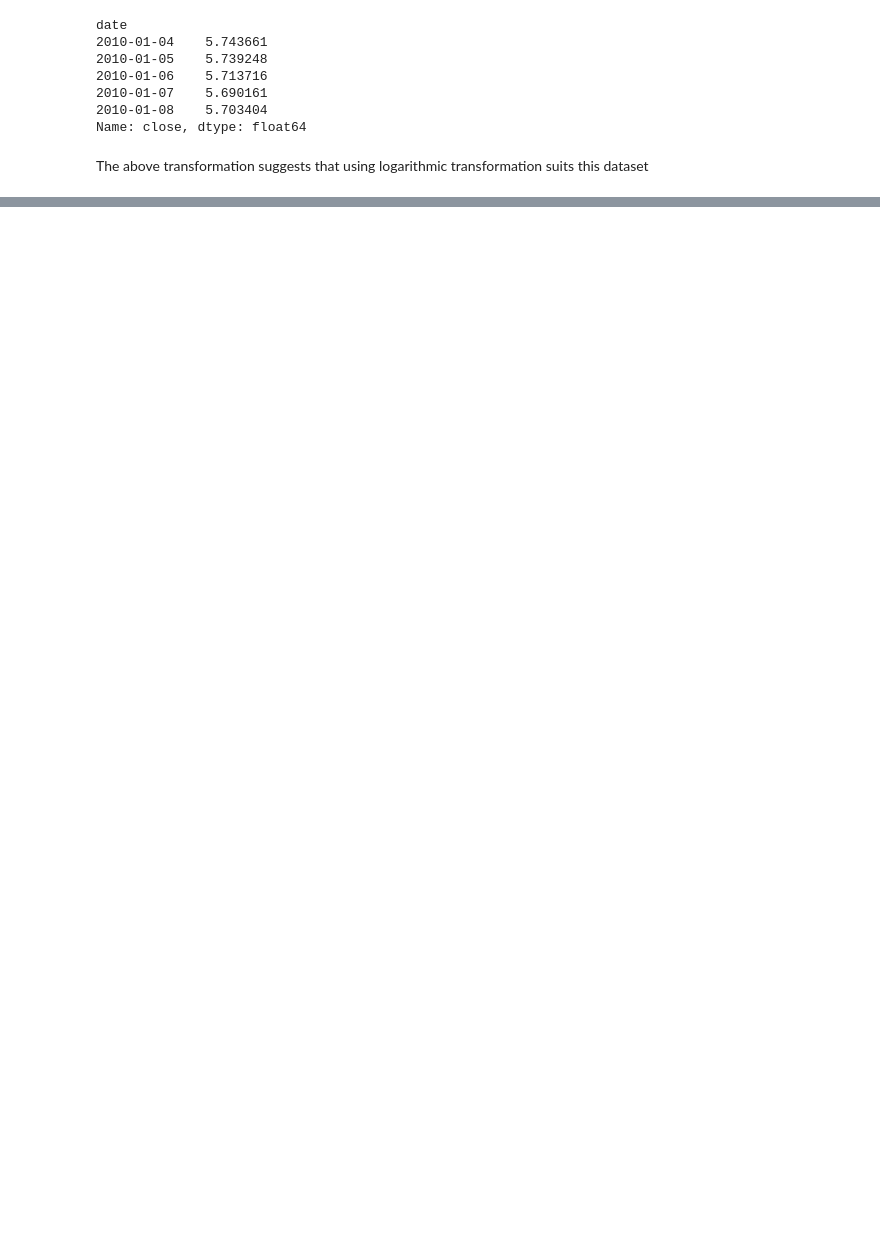
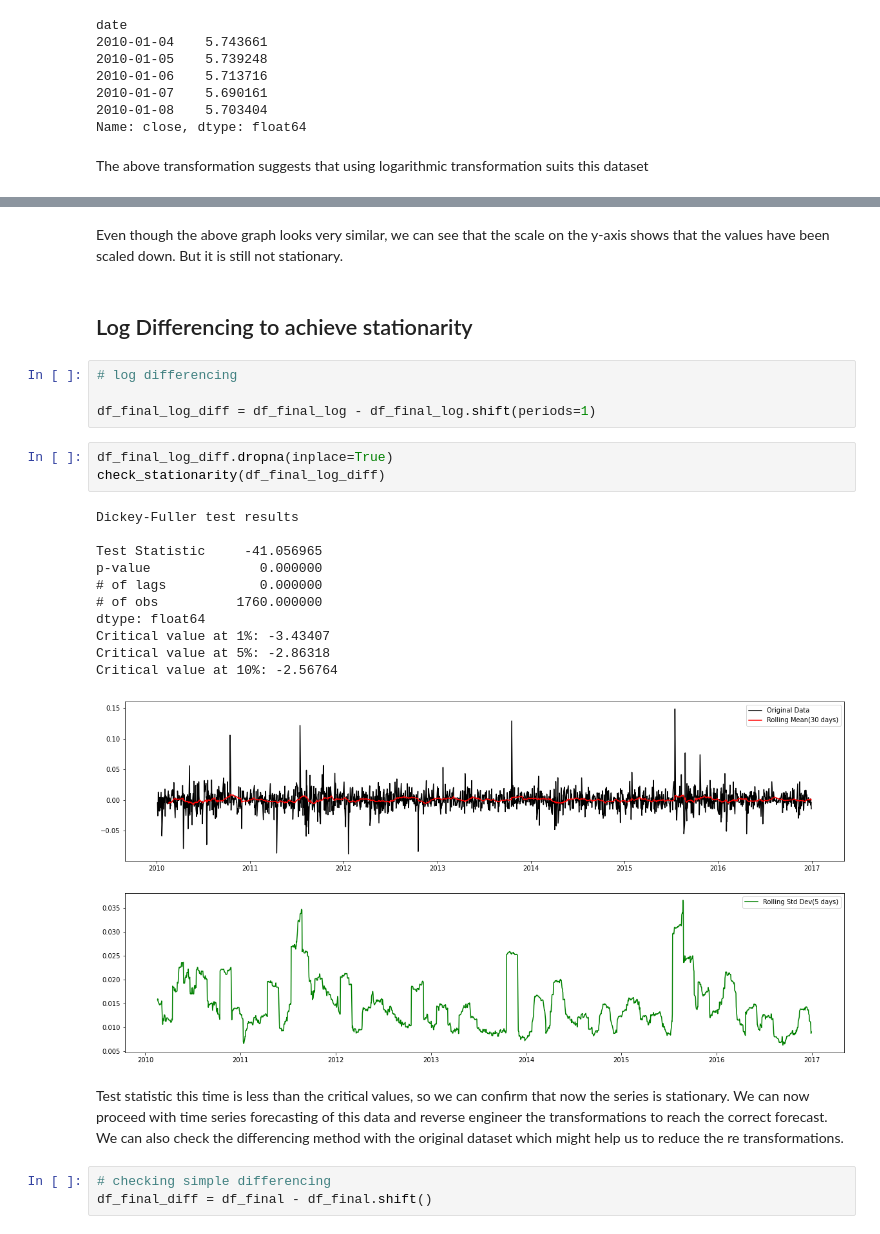
Before and after one commit to HarshitCodex/ARIMA-GARCH-modeling, a Jupyter notebook: SP500_NYSE/stock_ARIMA.ipynb, the cells around one changed output, grey strips where cells are left out. Cells and saved outputs as stored; diff of their text form; blank space fills up the shorter version.

```diff
--- a/SP500_NYSE/stock_ARIMA.ipynb
+++ b/SP500_NYSE/stock_ARIMA.ipynb
@@ -141,0 +159,28 @@ The above transformation suggests that using logarithmic transformation suits th
+# %% [markdown]
+Even though the above graph looks very similar, we can see that the scale on the y-axis shows that the values have been scaled down. But it is still not stationary.
+# %% [markdown]
+## Log Differencing to achieve stationarity
+# %%
+# log differencing
+
+df_final_log_diff = df_final_log - df_final_log.shift(periods=1)
+# %%
+df_final_log_diff.dropna(inplace=True)
+check_stationarity(df_final_log_diff)
+# %% [output]
+Dickey-Fuller test results
+
+Test Statistic     -41.056965
+p-value              0.000000
+# of lags            0.000000
+# of obs          1760.000000
+dtype: float64
+Critical value at 1%: -3.43407
+Critical value at 5%: -2.86318
+Critical value at 10%: -2.56764
+[figure, added]
+# %% [markdown]
+Test statistic this time is less than the critical values, so we can confirm that now the series is stationary. We can now proceed with time series forecasting of this data and reverse engineer the transformations to reach the correct forecast. We can also check the differencing method with the original dataset which might help us to reduce the re transformations.
+# %%
+# checking simple differencing
+df_final_diff = df_final - df_final.shift()
```
Also changed, not shown: parts of 30 cells of this notebook, 2 other files.
